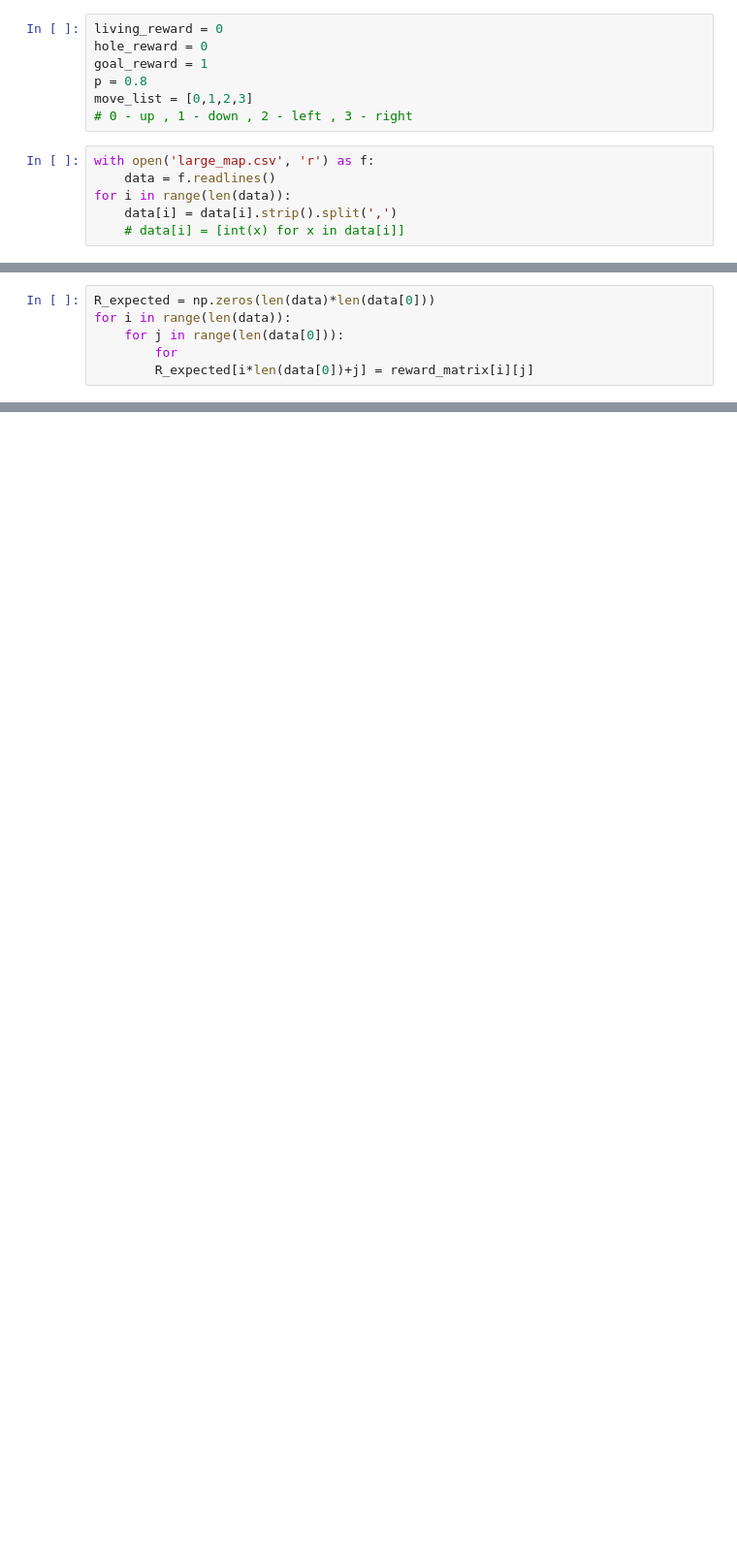
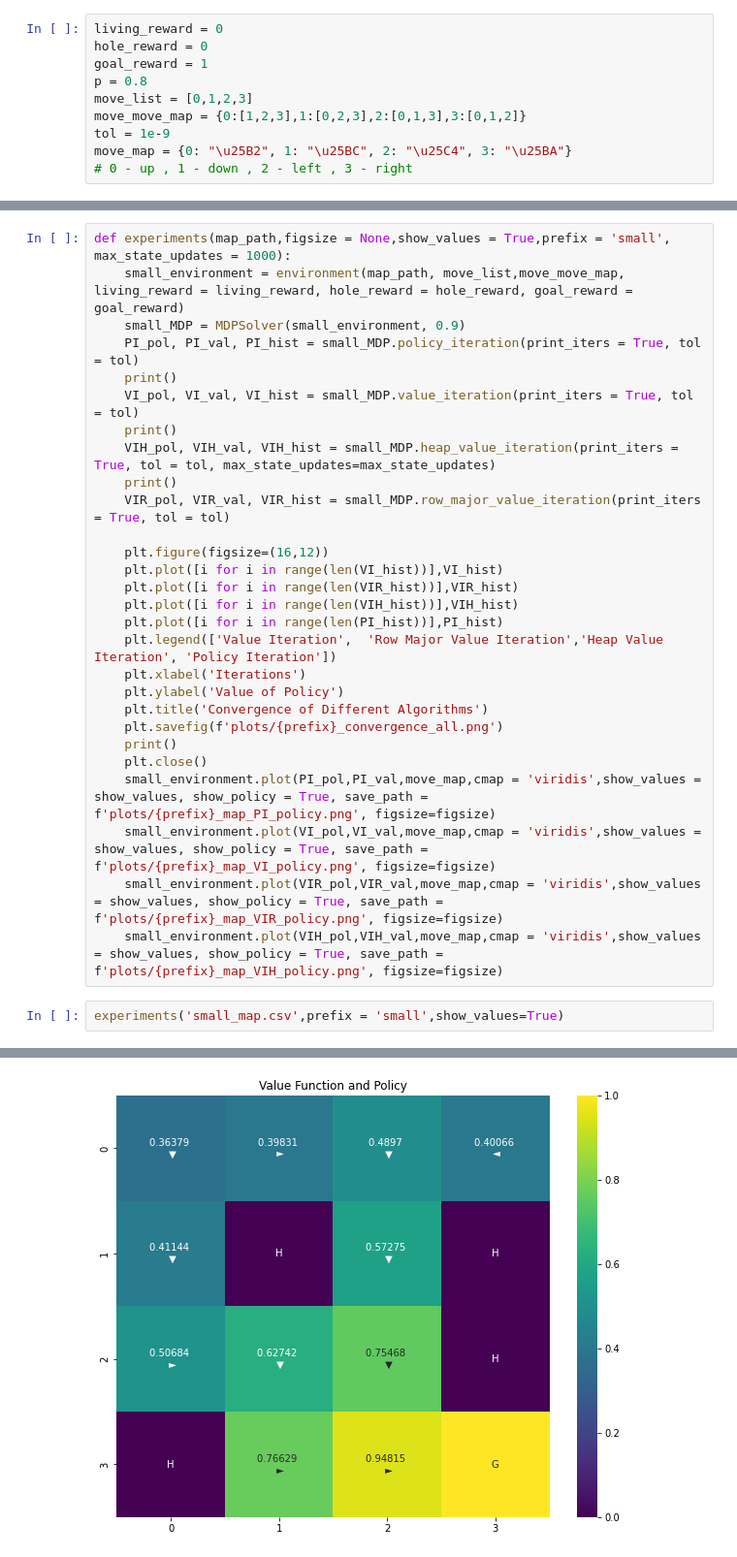
Before and after one commit to iamsecretlyflash/COL778-Principles-of-Autonomous-System, a Jupyter notebook: Assignments/Ass2/A2/a2.ipynb, the cells around one changed output, grey strips where cells are left out. Shown at 97% size. Saved outputs shown, nothing was run; the diff lists cells and outputs as text; blank space fills up the shorter version.

```diff
--- a/Assignments/Ass2/A2/a2.ipynb
+++ b/Assignments/Ass2/A2/a2.ipynb
@@ -8,10 +49,7 @@ hole_reward = 0
 goal_reward = 1
 p = 0.8
 move_list = [0,1,2,3]
+move_move_map = {0:[1,2,3],1:[0,2,3],2:[0,1,3],3:[0,1,2]}
+tol = 1e-9
+move_map = {0: "\u25B2", 1: "\u25BC", 2: "\u25C4", 3: "\u25BA"}
 # 0 - up , 1 - down , 2 - left , 3 - right
-# %%
-with open('large_map.csv', 'r') as f:
-    data = f.readlines()
-for i in range(len(data)):
-    data[i] = data[i].strip().split(',')
-    # data[i] = [int(x) for x in data[i]]
@@ -114,6 +56,31 @@ array([0.13333333, 0.8       , 0.06666667])
-# %%
-R_expected = np.zeros(len(data)*len(data[0]))
-for i in range(len(data)):
-    for j in range(len(data[0])):
-        for
-        R_expected[i*len(data[0])+j] = reward_matrix[i][j]
+# %%
+def experiments(map_path,figsize = None,show_values = True,prefix = 'small', max_state_updates = 1000):
+    small_environment = environment(map_path, move_list,move_move_map, living_reward = living_reward, hole_reward = hole_reward, goal_reward = goal_reward)
+    small_MDP = MDPSolver(small_environment, 0.9)
+    PI_pol, PI_val, PI_hist = small_MDP.policy_iteration(print_iters = True, tol = tol)
+    print()
+    VI_pol, VI_val, VI_hist = small_MDP.value_iteration(print_iters = True, tol = tol)
+    print()
+    VIH_pol, VIH_val, VIH_hist = small_MDP.heap_value_iteration(print_iters = True, tol = tol, max_state_updates=max_state_updates)
+    print()
+    VIR_pol, VIR_val, VIR_hist = small_MDP.row_major_value_iteration(print_iters = True, tol = tol)
+
+    plt.figure(figsize=(16,12))
+    plt.plot([i for i in range(len(VI_hist))],VI_hist)
+    plt.plot([i for i in range(len(VIR_hist))],VIR_hist)
+    plt.plot([i for i in range(len(VIH_hist))],VIH_hist)
+    plt.plot([i for i in range(len(PI_hist))],PI_hist)
+    plt.legend(['Value Iteration',  'Row Major Value Iteration','Heap Value Iteration', 'Policy Iteration'])
+    plt.xlabel('Iterations')
+    plt.ylabel('Value of Policy')
+    plt.title('Convergence of Different Algorithms')
+    plt.savefig(f'plots/{prefix}_convergence_all.png')
+    print()
+    plt.close()
+    small_environment.plot(PI_pol,PI_val,move_map,cmap = 'viridis',show_values = show_values, show_policy = True, save_path = f'plots/{prefix}_map_PI_policy.png', figsize=figsize)
+    small_environment.plot(VI_pol,VI_val,move_map,cmap = 'viridis',show_values = show_values, show_policy = True, save_path = f'plots/{prefix}_map_VI_policy.png', figsize=figsize)
+    small_environment.plot(VIR_pol,VIR_val,move_map,cmap = 'viridis',show_values = show_values, show_policy = True, save_path = f'plots/{prefix}_map_VIR_policy.png', figsize=figsize)
+    small_environment.plot(VIH_pol,VIH_val,move_map,cmap = 'viridis',show_values = show_values, show_policy = True, save_path = f'plots/{prefix}_map_VIH_policy.png', figsize=figsize)
+# %%
+experiments('small_map.csv',prefix = 'small',show_values=True)
+# %% [output]
@@ -119,0 +104 @@ for i in range(len(data)):
+[figure, added]
```
Also changed, not shown: parts of 18 cells of this notebook, 24 other files.
